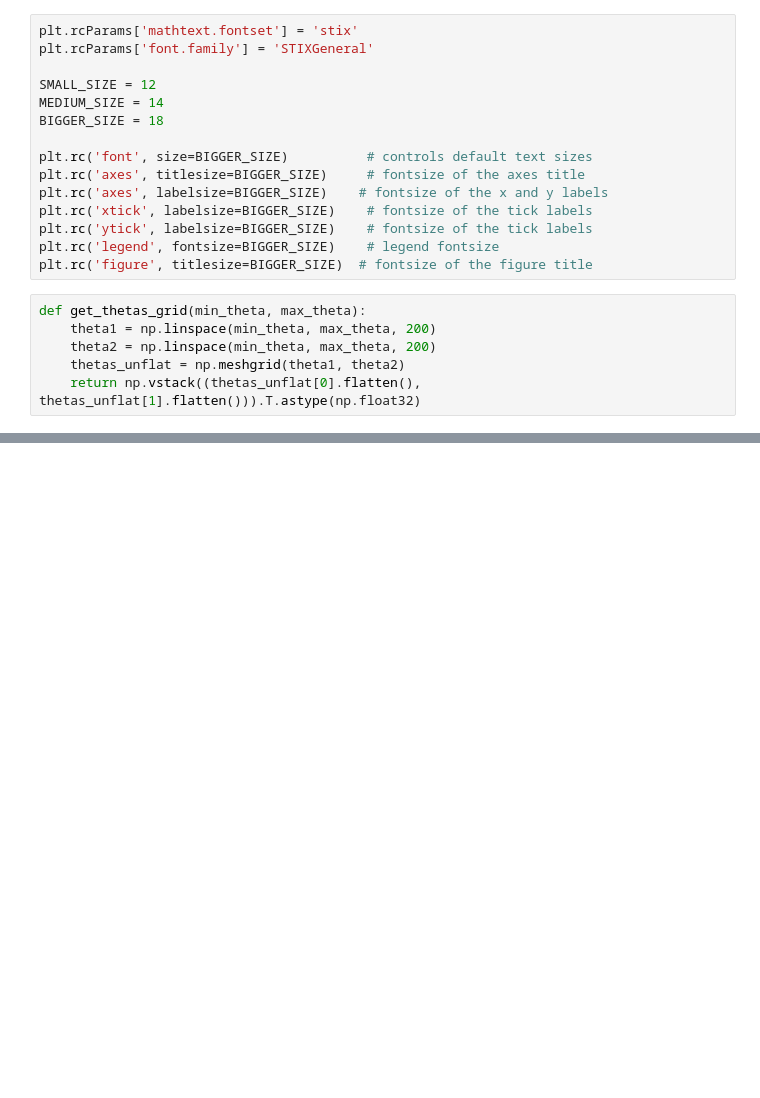
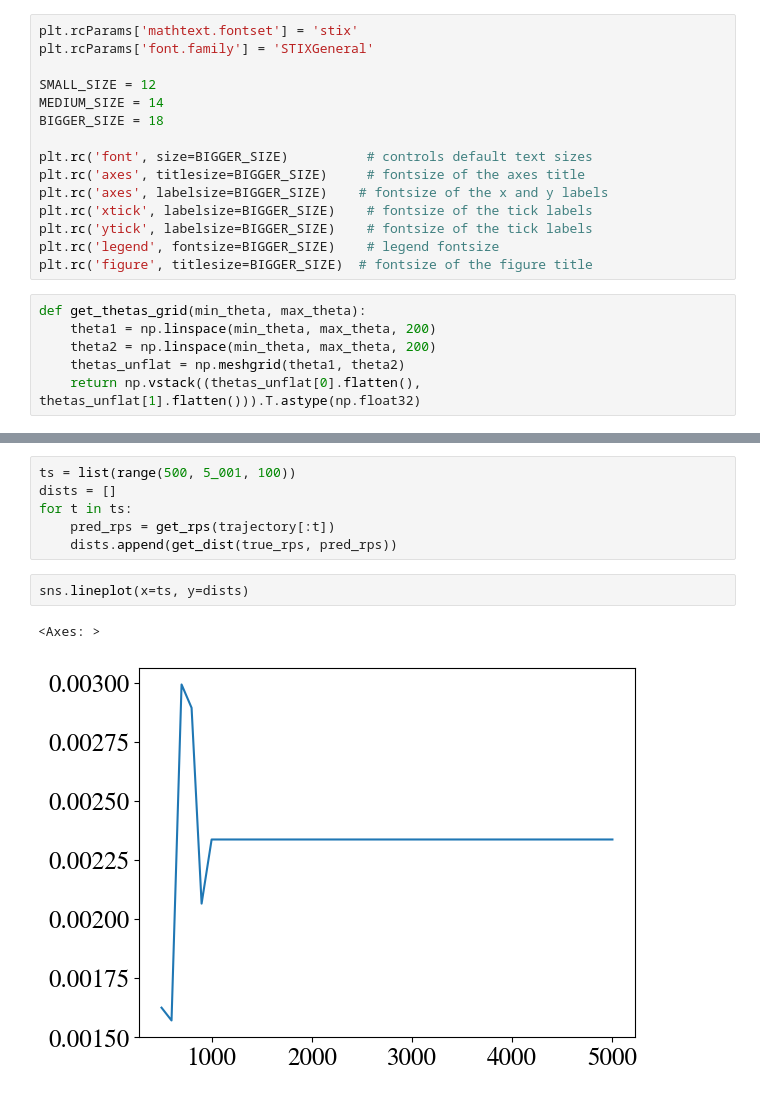
Before and after one commit to yashpatel5400/csi, a Jupyter notebook: sbi/csi.ipynb, the cells around one changed output, grey strips where cells are left out. Drawn from its saved outputs; the diff is of its cells as text; blank space fills up the shorter version.

```diff
--- a/sbi/csi.ipynb
+++ b/sbi/csi.ipynb
@@ -155,0 +212,11 @@ for cluster_idx, rp in enumerate(rps):
+# %%
+ts = list(range(500, 5_001, 100))
+dists = []
+for t in ts:
+    pred_rps = get_rps(trajectory[:t])
+    dists.append(get_dist(true_rps, pred_rps))
+# %%
+sns.lineplot(x=ts, y=dists)
+# %% [output]
+<Axes: >
+[figure, added]
```
Also changed, not shown: parts of 7 cells of this notebook.
